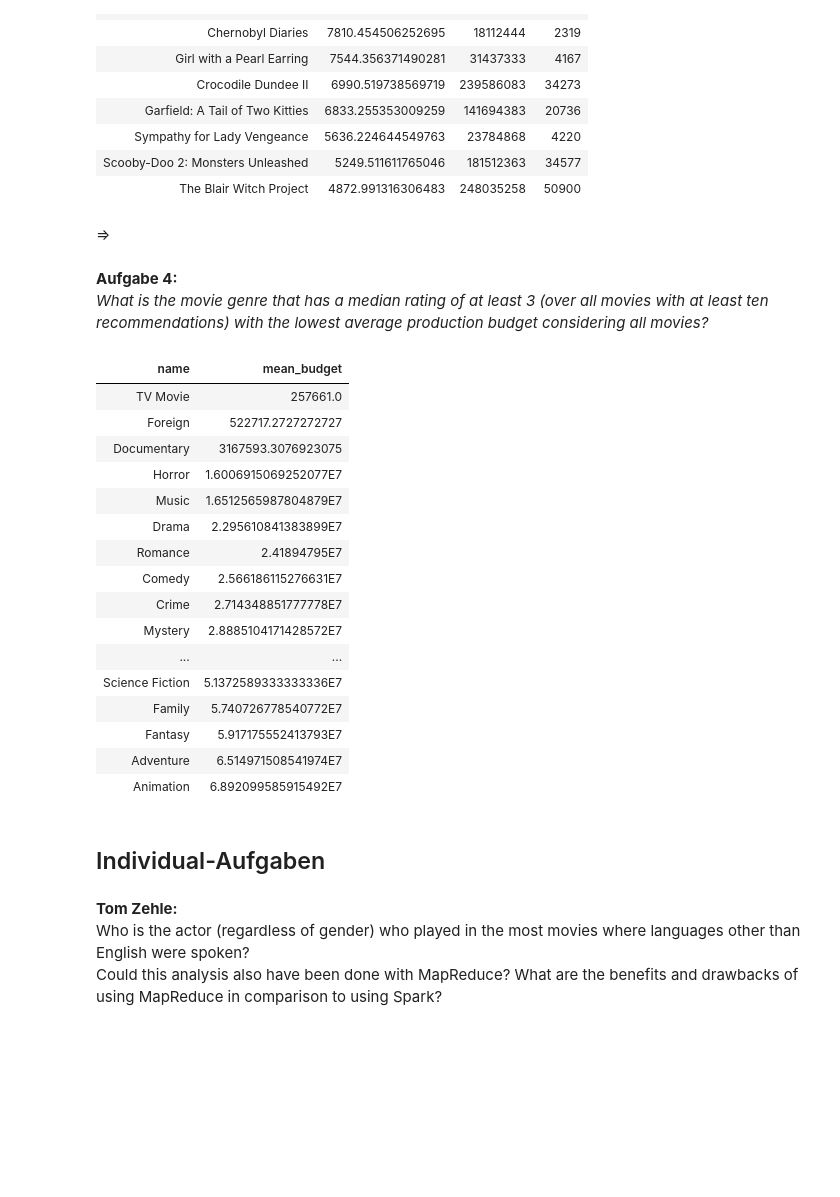
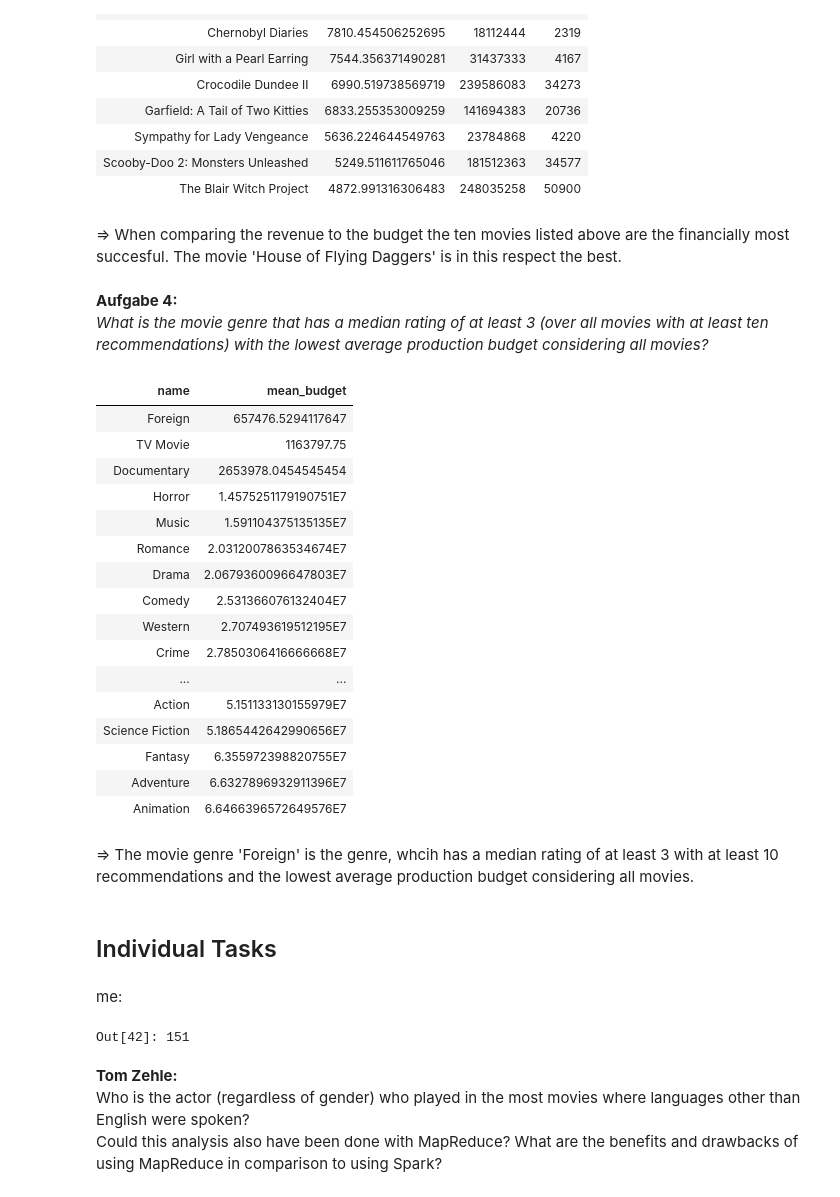
Before and after one commit to LuisaIb/Apache-Spark-Movie, a Jupyter notebook: exam.ipynb, the cells around one changed output. Drawn from its saved outputs; the diff is of its cells as text; code cells hidden in the pictures; blank space fills up the shorter version.

```diff
--- a/exam.ipynb
+++ b/exam.ipynb
@@ -16,0 +122,8 @@ df_recom = spark.read.format("csv").option("header", "true").load("dbfs:/FileSto
+# %%
+# reading the data from the parquet files in dataframes
+pf_lang = spark.read.parquet("/output/lang.parquet")
+pf_cast = spark.read.parquet("/output/cast.parquet")
+pf_genre = spark.read.parquet("/output/genre.parquet")
+pf_movie = spark.read.parquet("/output/movie.parquet")
+pf_crew = spark.read.parquet("/output/crew.parquet")
+pf_recom = spark.read.parquet("/output/recom.parquet")
@@ -111,42 +220,56 @@ Showing the first 1000 rows.
 | Sympathy for Lady Vengeance | 5636.224644549763 | 23784868 | 4220 |
 | Scooby-Doo 2: Monsters Unleashed | 5249.511611765046 | 181512363 | 34577 |
 | The Blair Witch Project | 4872.991316306483 | 248035258 | 50900 |
-# %% [markdown]
-=>
+# %% [markdown]
+=> When comparing the revenue to the budget the ten movies listed above are the financially most succesful. The movie 'House of Flying Daggers' is in this respect the best.
 # %% [markdown]
 <b> Aufgabe 4: </b> \
 *What is the movie genre that has a median rating of at least 3 (over all movies with at least ten recommendations) with the lowest average production budget considering all movies?*
 # %%
-(df_recom
+(pf_recom
      .groupBy("movie_id")
-     .agg(f.count("vote").alias("n_ratings")
+     .agg(f.count("vote").alias("n_ratings"))
      .where(f.col("n_ratings")>10)
-     .join(df_genre, on=df_recom.movie_id==df_genre.id.astype(t.IntegerType()))
-     .join(df_movie, on=df_recom.movie_id==df_movie.id)
+     .join(pf_genre, on=pf_recom.movie_id==pf_genre.id.astype(t.IntegerType()))
+     .join(pf_movie, on=pf_recom.movie_id==pf_movie.id)
      .groupBy("name")
      .agg(f.mean("budget").alias("mean_budget"))
      .orderBy("mean_budget")
      .display())
 # %% [output]
 | name | mean_budget |
-| TV Movie | 257661.0 |
-| Foreign | 522717.2727272727 |
-| Documentary | 3167593.3076923075 |
-| Horror | 1.6006915069252077E7 |
-| Music | 1.6512565987804879E7 |
-| Drama | 2.295610841383899E7 |
-| Romance | 2.41894795E7 |
-| Comedy | 2.566186115276631E7 |
-| Crime | 2.714348851777778E7 |
-| Mystery | 2.8885104171428572E7 |
+| Foreign | 657476.5294117647 |
+| TV Movie | 1163797.75 |
+| Documentary | 2653978.0454545454 |
+| Horror | 1.4575251179190751E7 |
+| Music | 1.591104375135135E7 |
+| Romance | 2.0312007863534674E7 |
+| Drama | 2.0679360096647803E7 |
+| Comedy | 2.531366076132404E7 |
+| Western | 2.707493619512195E7 |
+| Crime | 2.7850306416666668E7 |
 | ... | ... |
-| Science Fiction | 5.1372589333333336E7 |
-| Family | 5.740726778540772E7 |
-| Fantasy | 5.917175552413793E7 |
-| Adventure | 6.514971508541974E7 |
-| Animation | 6.892099585915492E7 |
+| Action | 5.151133130155979E7 |
+| Science Fiction | 5.1865442642990656E7 |
+| Fantasy | 6.355972398820755E7 |
+| Adventure | 6.6327896932911396E7 |
+| Animation | 6.6466396572649576E7 |
+# %% [markdown]
+=> The movie genre 'Foreign' is the genre, whcih has a median rating of at least 3 with at least 10 recommendations and the lowest average production budget considering all movies.
 # %% [markdown]
-## Individual-Aufgaben
+## Individual Tasks
+# %% [markdown]
+me:
+# %%
+(pf_movie
+     .join(pf_crew, on=pf_movie.id==pf_crew.id.astype(t.IntegerType()))
+     .where(
+         (pf_crew.job=="Writer")
+         & (pf_crew.gender==1))
+     .orderBy("name")
+     .count())
+# %% [output]
+Out[42]: 151
 # %% [markdown]
 <b> Tom Zehle: </b>\
 Who is the actor (regardless of gender) who played in the most movies where languages other than English were spoken?\
```
Also changed, not shown: parts of 20 cells of this notebook.
